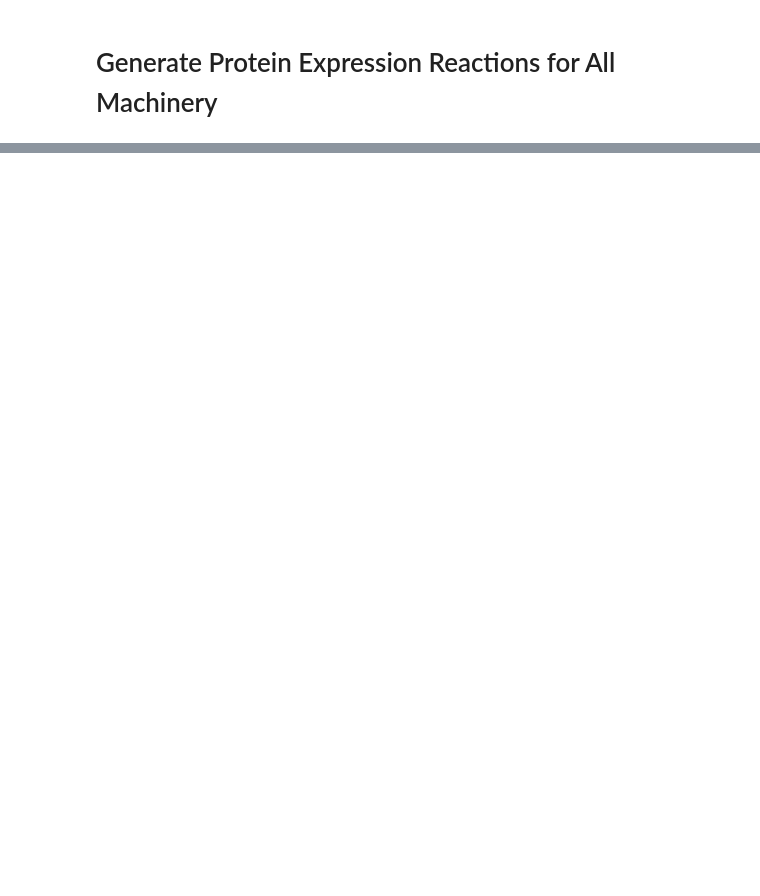
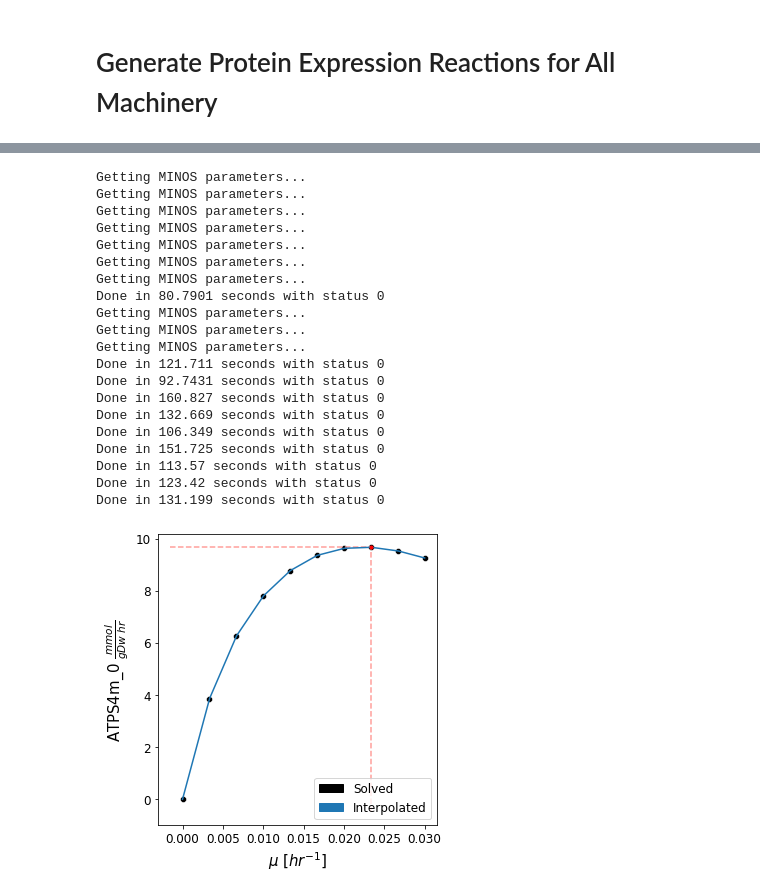
Before and after one commit to hmbaghdassarian/human_me, a Jupyter notebook: notebooks/expression/build_me_model.ipynb, the cells around one changed output, grey strips where cells are left out. Cells and saved outputs as stored; diff of their text form; code cells hidden in the pictures; blank space fills up the shorter version.

```diff
--- a/notebooks/expression/build_me_model.ipynb
+++ b/notebooks/expression/build_me_model.ipynb
@@ -1121,0 +1131,13 @@ No. iterations for new expression machinery: 1
+# %%
+mu_max = 0.03
+n_points = 10
+objective = {'ATPS4m_0': 1}
+tolerance = 1e-20
+n_cores = 20
+graph = True
+fig_name = None #path/to/fig_nam (no extension)
+# %%
+sln, predicted, interp_fit, optimal_vals, res = me_model.optimize(objective = objective, mu_max = mu_max,
+                                                                  n_points = n_points,
+                 tolerance = tolerance, n_cores = n_cores, graph = graph, fig_name = None)
+# %% [output]
@@ -1122,3 +1145,24 @@ No. iterations for new expression machinery: 1
+Getting MINOS parameters...
+Getting MINOS parameters...
+Getting MINOS parameters...
+Getting MINOS parameters...
+Getting MINOS parameters...
+Getting MINOS parameters...
+Getting MINOS parameters...
+Done in 80.7901 seconds with status 0
+Getting MINOS parameters...
+Getting MINOS parameters...
+Getting MINOS parameters...
+Done in 121.711 seconds with status 0
+Done in 92.7431 seconds with status 0
+Done in 160.827 seconds with status 0
+Done in 132.669 seconds with status 0
+Done in 106.349 seconds with status 0
+Done in 151.725 seconds with status 0
+Done in 113.57 seconds with status 0
+Done in 123.42 seconds with status 0
+Done in 131.199 seconds with status 0
+[figure, added]
 # %%
 counter = 0
 lp_path = '/data2/hratch/human_me/other/test_lp/'
```
Also changed, not shown: parts of 4 cells of this notebook, 6 other files.
